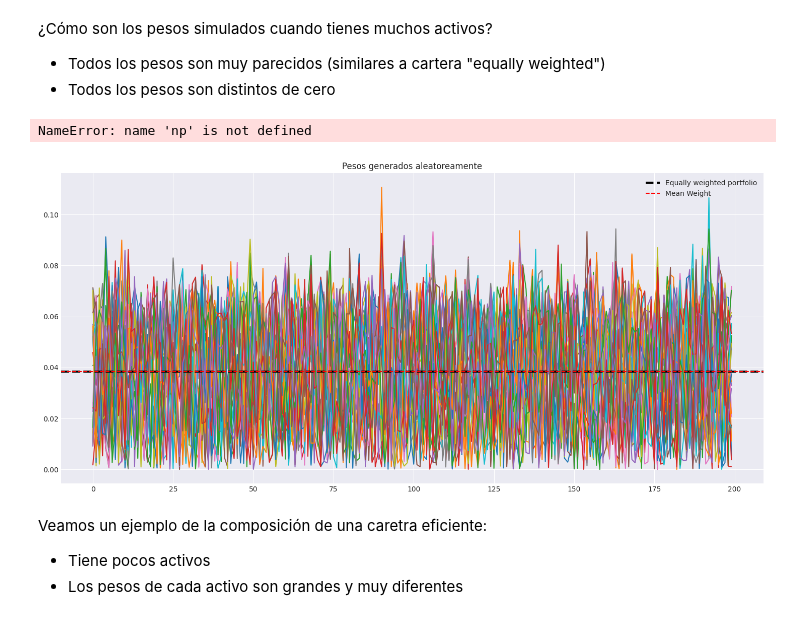
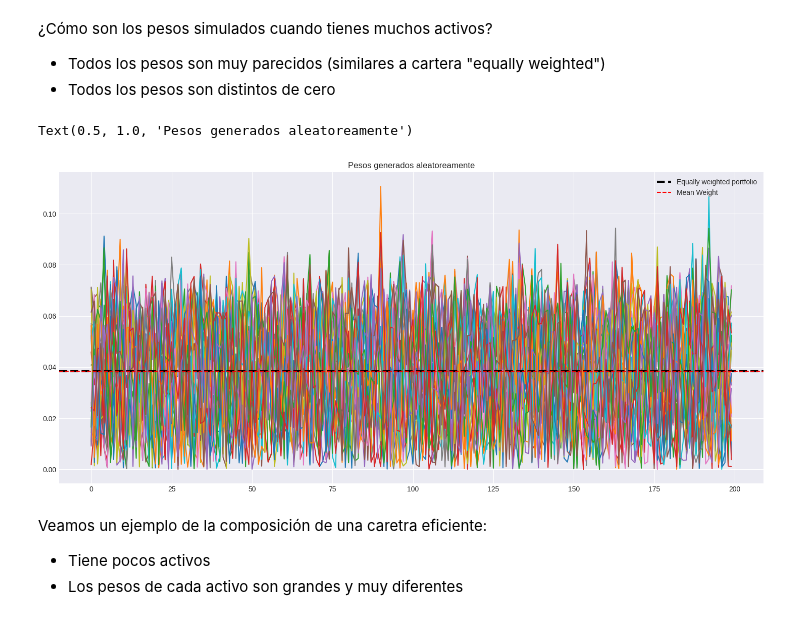
Before and after one commit to alfonso-santos/microcredencial-carteras-python-2023, a Jupyter notebook: Tema_3_Markowitz/src/Simulaciones-muchos-activos.ipynb, the cells around one changed output. Saved outputs shown, nothing was run; the diff lists cells and outputs as text; code cells hidden in the pictures.

```diff
--- a/Tema_3_Markowitz/src/Simulaciones-muchos-activos.ipynb
+++ b/Tema_3_Markowitz/src/Simulaciones-muchos-activos.ipynb
@@ -262,21 +262,18 @@ Text(0.5, 1.0, 'Número de activos en la frontera eficiente')
 
 - Todos los pesos son muy parecidos (similares a cartera "equally weighted")
 - Todos los pesos son distintos de cero
-# %%
-np.sum(pesos == 0)
-# %% [output]
-NameError: name 'np' is not defined
 # %%
 plt.figure(figsize=(18, 8))
 plt.style.use('seaborn-v0_8-darkgrid')
-plt.plot(pesos[200:400,]);
+plt.plot(pesos[200:400])
 plt.axhline(1/num_act, c='black', ls='--', label = 'Equally weighted portfolio', lw=3)
 
 plt.axhline(pesos.mean(), c='red', ls='--', label = 'Mean Weight')
 plt.legend(loc='upper right')
-plt.title('Pesos generados aleatoreamente');
+plt.title('Pesos generados aleatoreamente')
 # %% [output]
+Text(0.5, 1.0, 'Pesos generados aleatoreamente')
-[figure, old version]
+[figure, new version]
 # %% [markdown]
 Veamos un ejemplo de la composición de una caretra eficiente:
  - Tiene pocos activos
```
Also changed, not shown: parts of 16 cells of this notebook, 6 other files.
